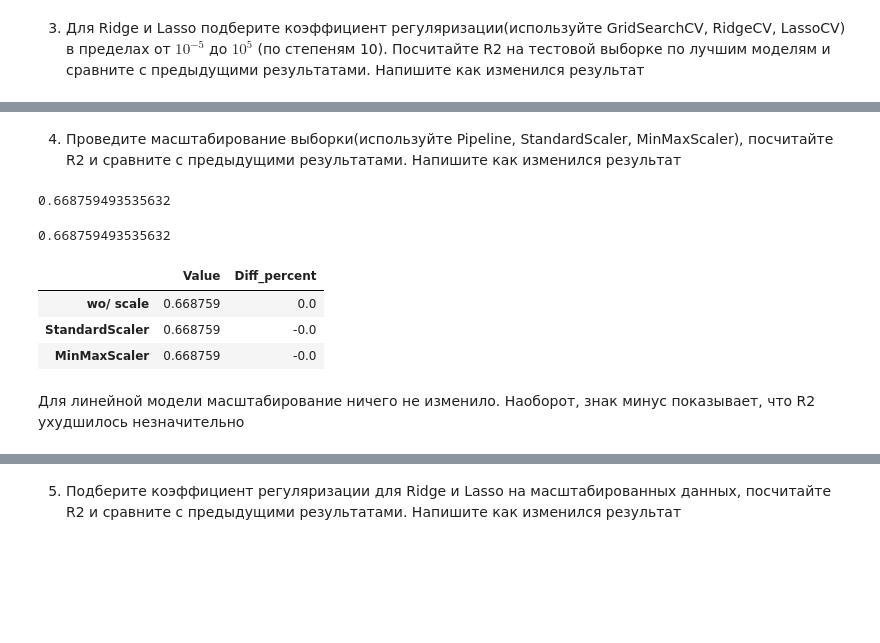
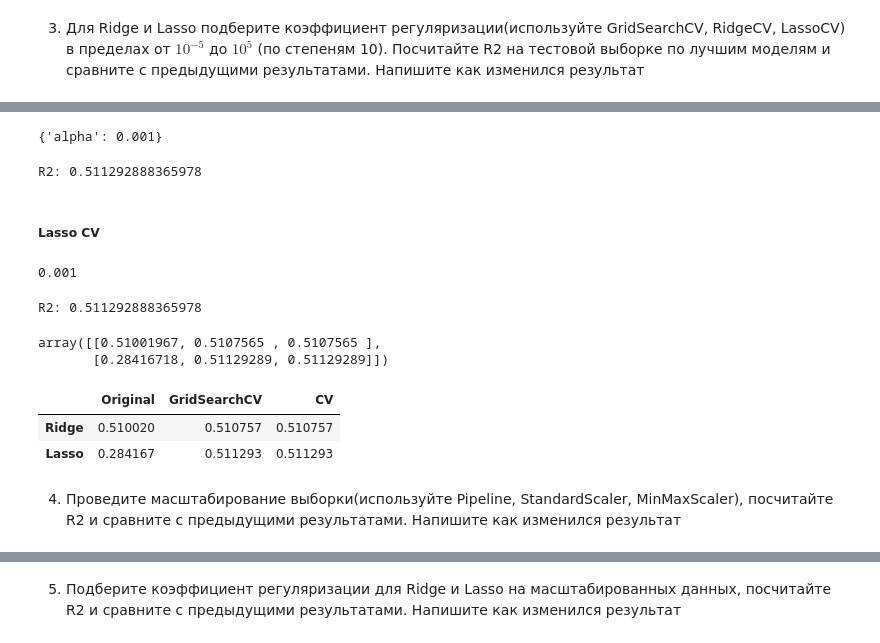
Before and after one commit to YuriATitov/ds_repo, a Jupyter notebook: Homework/Task8_ML_3_HW.ipynb, the cells around one changed output, grey strips where cells are left out. Drawn from its saved outputs; the diff is of its cells as text; code cells hidden in the pictures; blank space fills up the shorter version.

```diff
--- a/Homework/Task8_ML_3_HW.ipynb
+++ b/Homework/Task8_ML_3_HW.ipynb
@@ -191,33 +135,48 @@ print(r2_lcv)
+# %%
+lasso = Lasso()
+lasso_gcv = GridSearchCV(lasso, params)
+lasso_gcv.fit(X_train, y_train)
+lasso_gcv.best_params_
+# %% [output]
+{'alpha': 0.001}
+# %%
+lasso_gcv = lasso_gcv.best_estimator_
+lasso_gcv.fit(X_train, y_train)
+r2_lasso_gcv = r2_score(y_test, lasso_gcv.predict(X_test))
+print(f'R2: {r2_lasso_gcv}')
+# %% [output]
+R2: 0.511292888365978
+# %% [markdown]
+##### Lasso CV
+# %%
+lasso_cv = LassoCV(alphas = params['alpha'])
+lasso_cv.fit(X_train, y_train)
+lasso_cv.alpha_
+# %% [output]
+0.001
+# %%
+lasso_cv = Lasso(alpha= lasso_cv.alpha_)
+lasso_cv.fit(X_train, y_train)
+r2_lasso_cv = r2_score(y_test, lasso_cv.predict(X_test))
+print(f'R2: {r2_lasso_cv}')
+# %% [output]
+R2: 0.511292888365978
+# %%
+np.array([[scores['Ridge()'], r2_ridge_gcv, r2_ridge_cv],
+                                       [scores['Lasso()'], r2_lasso_gcv, r2_lasso_cv]])
+# %% [output]
+array([[0.51001967, 0.5107565 , 0.5107565 ],
+       [0.28416718, 0.51129289, 0.51129289]])
+# %%
+results = pd.DataFrame(data = np.array([[scores['Ridge()'], r2_ridge_gcv, r2_ridge_cv],
+                                       [scores['Lasso()'], r2_lasso_gcv, r2_lasso_cv]]),
+                        index= ['Ridge', 'Lasso'],
+                        columns= ['Original', 'GridSearchCV', 'CV'])
+# %%
+results
+# %% [output]
+|  | Original | GridSearchCV | CV |
+| Ridge | 0.510020 | 0.510757 | 0.510757 |
+| Lasso | 0.284167 | 0.511293 | 0.511293 |
 # %% [markdown]
 4. Проведите масштабирование выборки(используйте Pipeline, StandardScaler, MinMaxScaler), посчитайте R2 и сравните с предыдущими результатами. Напишите как изменился результат
-# %%
-# LinearRegression with StandardScaler()
-
-pipe = Pipeline([('scaler', StandardScaler()), ('reg_model', LinearRegression())])
-pipe.fit(X_train, y_train)
-r2_lin_stscale = pipe.score(X_test, y_test)
-r2_lin_stscale
-# %% [output]
-0.668759493535632
-# %%
-# LinearRegression with MinMaxScaler()
-
-pipe = Pipeline([('scaler', MinMaxScaler()), ('reg_model', LinearRegression())])
-pipe.fit(X_train, y_train)
-r2_lin_minmaxscale = pipe.score(X_test, y_test)
-r2_lin_minmaxscale
-# %% [output]
-0.668759493535632
-# %%
-scale_lin_df = pd.DataFrame(data = [r2_lin, r2_lin_stscale, r2_lin_minmaxscale],
-                           index = ['wo/ scale', 'StandardScaler', 'MinMaxScaler'],
-                           columns = ['Value'])
-scale_lin_df['Diff_percent'] = round(scale_lin_df['Value']/scale_lin_df.loc['wo/ scale']['Value']*100 - 100, 4)
-scale_lin_df
-# %% [output]
-|  | Value | Diff_percent |
-| wo/ scale | 0.668759 | 0.0 |
-| StandardScaler | 0.668759 | -0.0 |
-| MinMaxScaler | 0.668759 | -0.0 |
-# %% [markdown]
-Для линейной модели масштабирование ничего не изменило. Наоборот, знак минус показывает, что R2 ухудшилось незначительно
```
Also changed, not shown: parts of 126 cells of this notebook, 3 other files.
